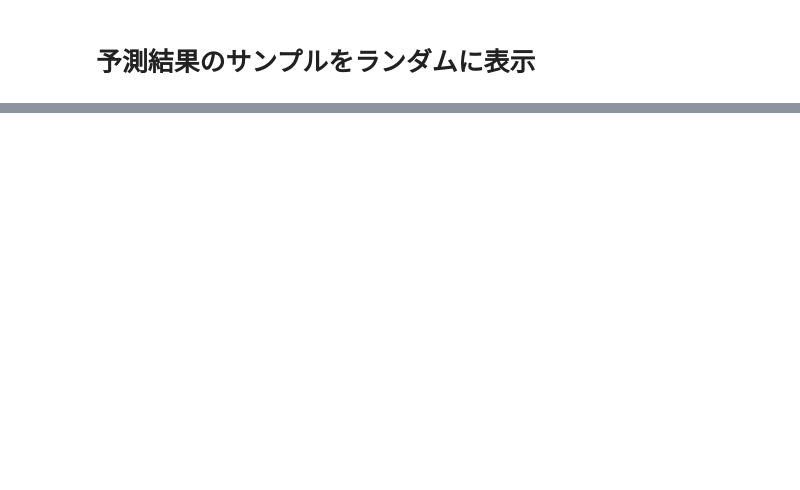
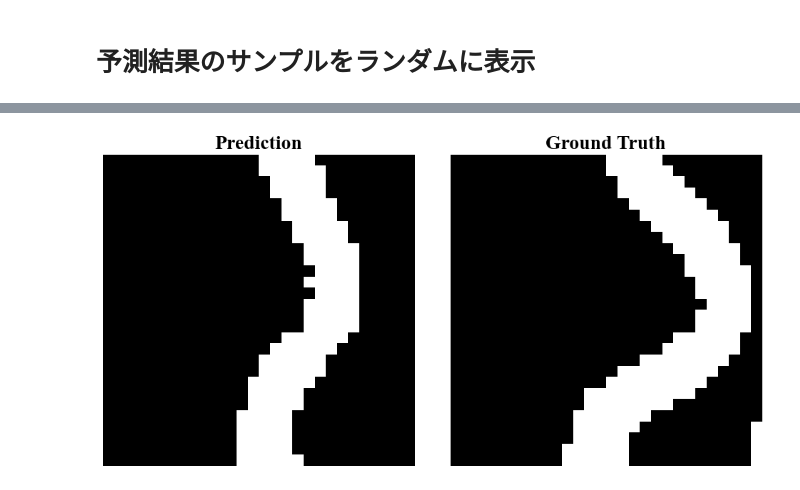
Before and after one commit to Canale0107/deformation-prediction-multi-environment, a Jupyter notebook: jupyter/notebook/training/handnet_based_model/trial_single_loc.ipynb, the cells around one changed output, grey strips where cells are left out. Cells and saved outputs as stored; diff of their text form; code cells hidden in the pictures; blank space fills up the shorter version.

```diff
--- a/jupyter/notebook/training/handnet_based_model/trial_single_loc.ipynb
+++ b/jupyter/notebook/training/handnet_based_model/trial_single_loc.ipynb
@@ -239,0 +233,3 @@ plt.axis('off')
+# %%
+y_pred = model.predict(X_test)
+y_pred = (y_pred >= 0.5).astype(np.float32)
@@ -239,0 +238,26 @@ plt.axis('off')
+# %%
+# インデックスと予測を設定
+i = 1700
+
+# 1行2列のサブプロットを作成
+fig, axes = plt.subplots(1, 2, figsize=(10, 5))
+
+# 2つの画像を取得
+pred_image = y_pred[i]
+true_image = y_test[i]
+
+# 左側に予測結果を表示
+axes[0].imshow(pred_image, cmap='gray')
+axes[0].axis('off')
+axes[0].set_title("Prediction")
+
+# 右側に正解ラベルを表示
+axes[1].imshow(true_image, cmap='gray')
+axes[1].axis('off')
+axes[1].set_title("Ground Truth")
+
+# レイアウト調整
+plt.tight_layout()
+plt.show()
+# %% [output]
+[figure, added]
```
Also changed, not shown: parts of 12 cells of this notebook, 4 other files.
